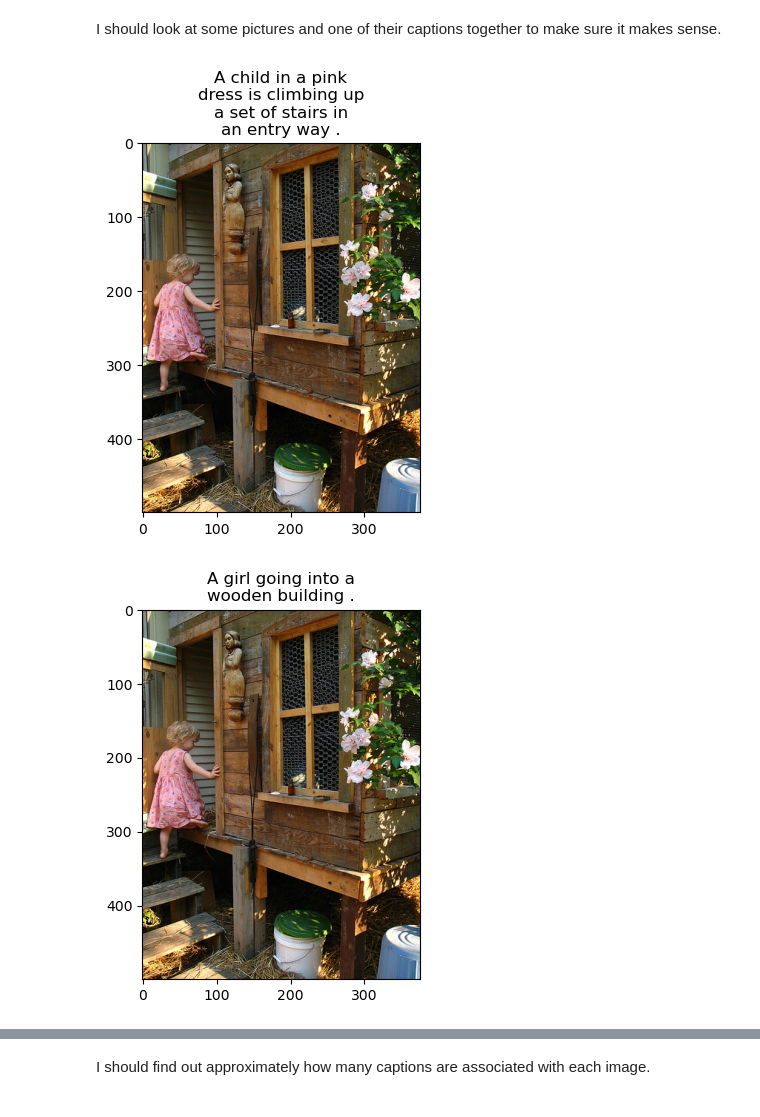
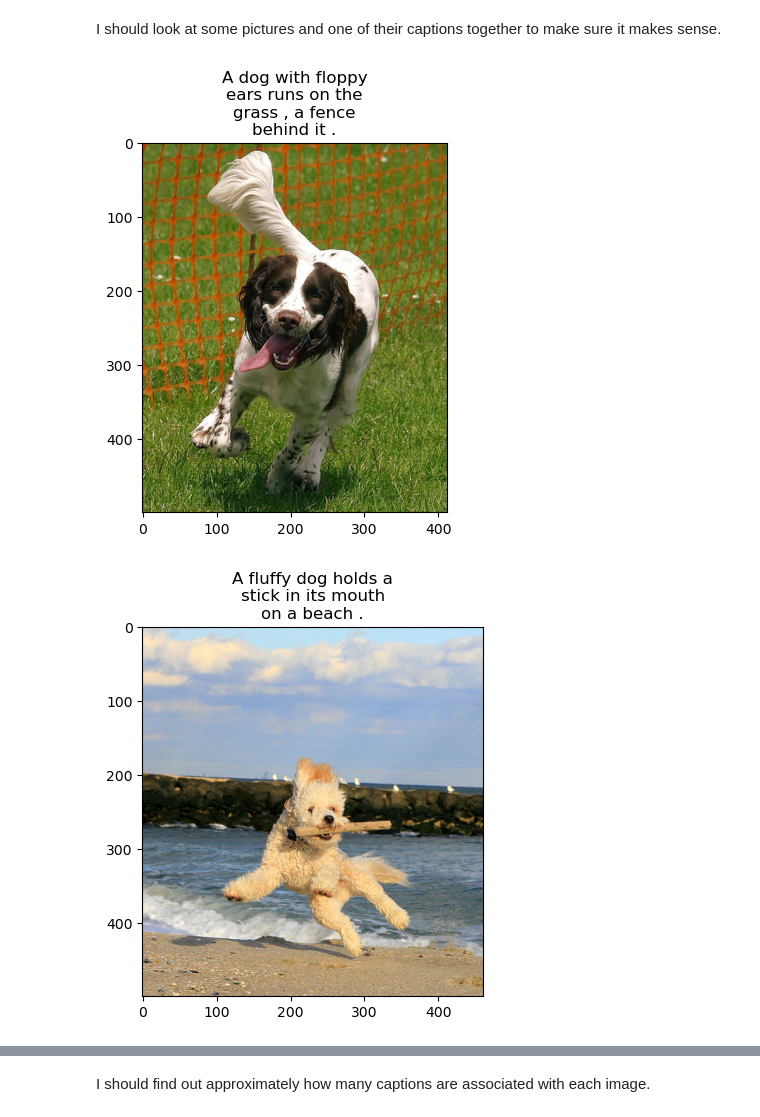
Before and after one commit to ananyachattoraj/capstone, a Jupyter notebook: EDA.ipynb, the cells around one changed output, grey strips where cells are left out. Drawn from its saved outputs; the diff is of its cells as text; code cells hidden in the pictures.

```diff
--- a/EDA.ipynb
+++ b/EDA.ipynb
@@ -157,15 +157,15 @@ I should look at some pictures and one of their captions together to make sure i
 # %%
 from textwrap import wrap
 # %%
+#random images + captions
 imagelist = mergeddf['paths'].tolist()
 captionlist = mergeddf['caption'].tolist()
 pairs = list(zip(imagelist,captionlist))
-samples = pairs[:3]
-#samples = random.sample(pairs,3)
+samples = random.sample(pairs,3)
 for p, c in samples:
     plt.title("\n".join(wrap(c, 20)))
     display_image(p)
     plt.show
 # %% [output]
-[figure, old version]
+[figure, new version]
-[figure, old version]
+[figure, new version]
```
Also changed, not shown: parts of 3 cells of this notebook, 10 other files.
